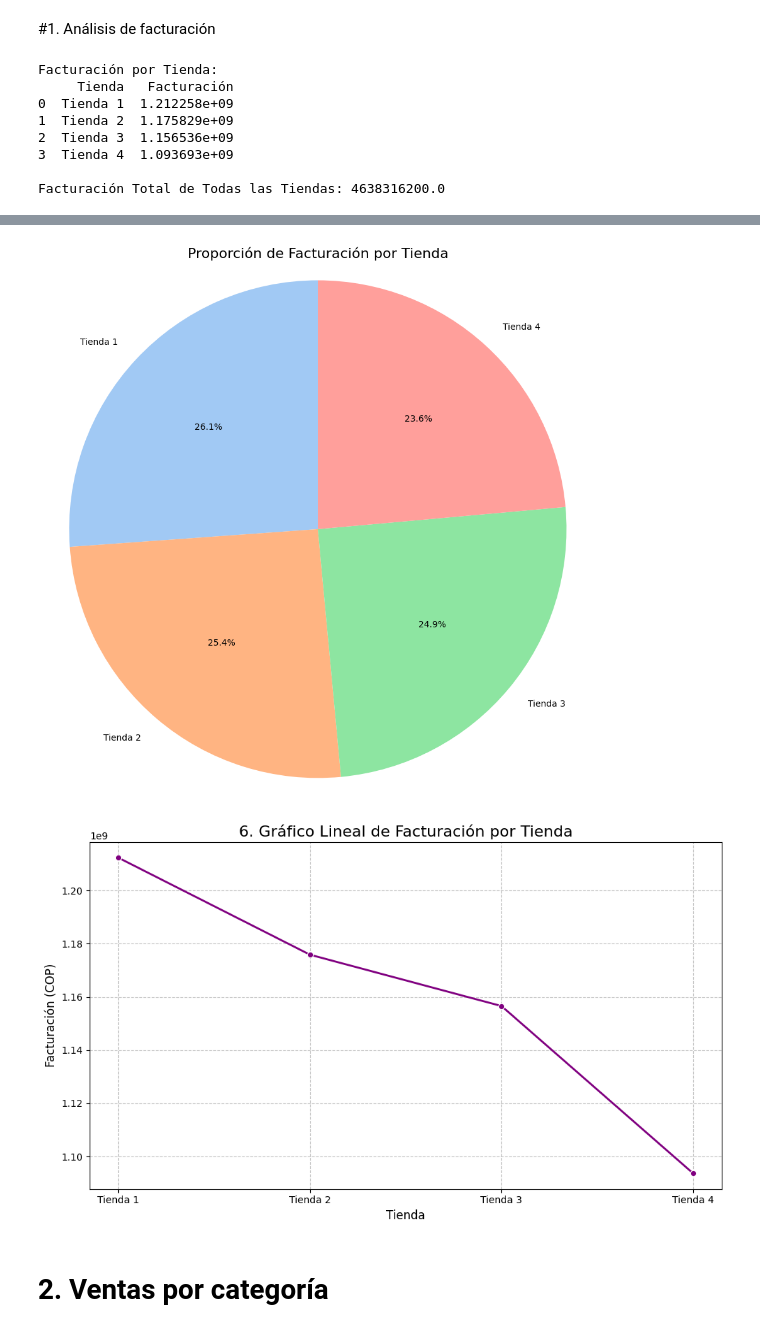
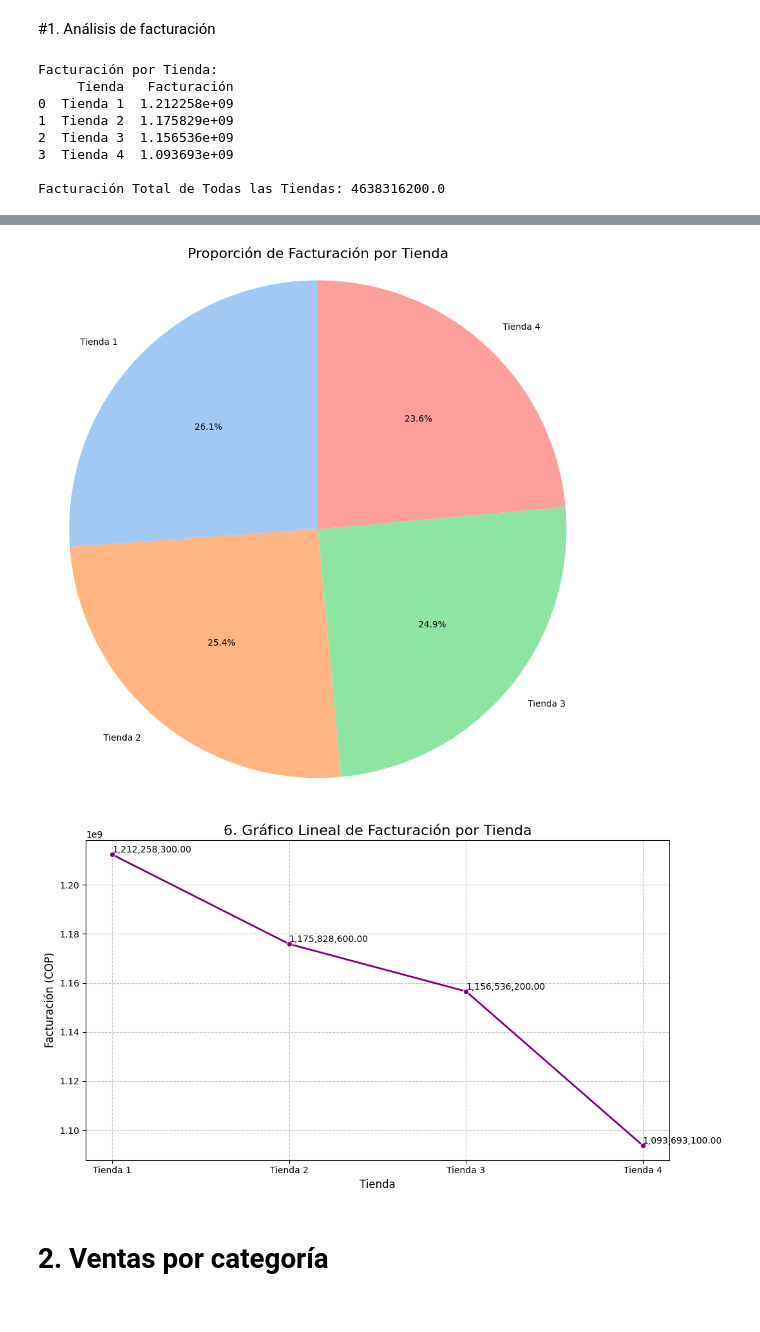
Before and after one commit to AsapgJHK/Challenge-Alura-Store, a Jupyter notebook: AluraStoreLatam.ipynb, the cells around one changed output, grey strips where cells are left out. Cells and saved outputs as stored; diff of their text form; code cells hidden in the pictures.

```diff
--- a/AluraStoreLatam.ipynb
+++ b/AluraStoreLatam.ipynb
@@ -43,9 +43,9 @@ print("\nFacturación por Tienda:")
 print(df_facturacion)
 print(f"\nFacturación Total de Todas las Tiendas: {facturacion_todaslastiendas}")
 
-# Gráfico de barras de facturación individual
+# Gráfico de barras de facturación individual con etiquetas
 plt.figure(figsize=(10, 6))
-sns.barplot(x='Tienda', y='Facturación', hue='Tienda', data=df_facturacion, palette='viridis')
+ax = sns.barplot(x='Tienda', y='Facturación', hue='Tienda', data=df_facturacion, palette='viridis')
 plt.title('Comparación de Facturación por Tienda', fontsize=16)
 plt.xlabel('Tienda', fontsize=12)
 plt.ylabel('Facturación (COP)', fontsize=12)
@@ -53,6 +53,12 @@ plt.grid(axis='y', linestyle='--', alpha=0.7)
 plt.xticks(fontsize=10)
 plt.yticks(fontsize=10)
 plt.tight_layout()
+
+# Añadir la cantidad de facturación a cada barra
+for p in ax.patches:
+  ax.annotate(f'{p.get_height():,.2f}', (p.get_x() + p.get_width() / 2., p.get_height()),
+              ha='center', va='center', xytext=(0, 5), textcoords='offset points')
+
 plt.show()
 
 
@@ -75,6 +81,11 @@ plt.grid(True, linestyle='--', alpha=0.7)
 plt.xticks(fontsize=10)
 plt.yticks(fontsize=10)
 plt.tight_layout()
+
+# Añadir la cantidad de facturación a cada punto
+for x, y in zip(df_facturacion['Tienda'], df_facturacion['Facturación']):
+  plt.text(x, y, f'{y:,.2f}', ha='left', va='bottom', fontsize=10)
+
 plt.show()
 # %% [output]
 Facturación por Tienda:
@@ -89,5 +100,5 @@ Facturación Total de Todas las Tiendas: 4638316200.0
 [figure]
-[figure, old version]
+[figure, new version]
 # %% [markdown]
 # 2. Ventas por categoría
 # %%
```
Also changed, not shown: parts of 1 cell of this notebook.
